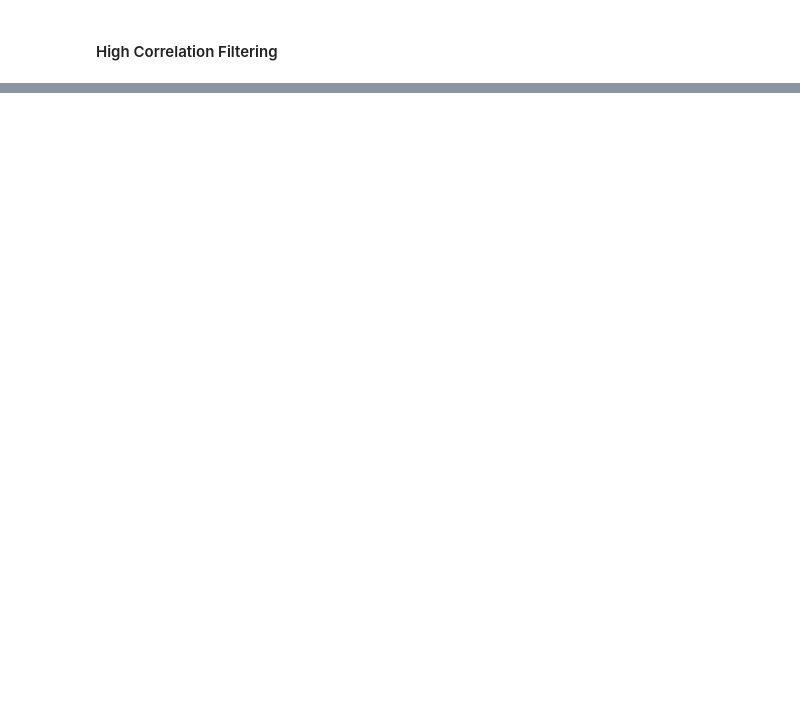
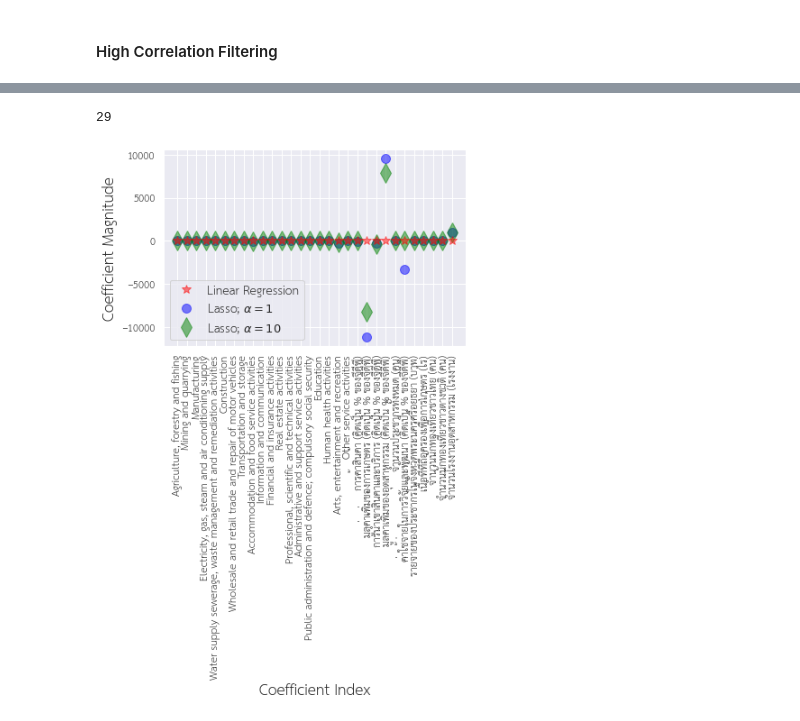
Before and after one commit to pant411/final_stat_pant, a Jupyter notebook: part1_feature_ayth.ipynb, the cells around one changed output, grey strips where cells are left out. Drawn from its saved outputs; the diff is of its cells as text; code cells hidden in the pictures; blank space fills up the shorter version.

```diff
--- a/part1_feature_ayth.ipynb
+++ b/part1_feature_ayth.ipynb
@@ -247,0 +363,11 @@ Name: GPP Per capita (Baht), dtype: float64
+# %%
+X = df[input_vars]
+y = df['GPP Per capita (Baht)']
+X_train, X_test, y_train, y_test = train_test_split(X, y, test_size=0.3, random_state=14)
+# %%
+# Perform regresssion with original 35 independent variables
+
+lm = LinearRegression()
+lm.fit(X_train, y_train)
+y_pred = lm.predict(X_test)
+[np.sqrt(metrics.mean_squared_error(y_test,y_pred)),metrics.r2_score(y_test,y_pred)]
@@ -247,0 +376,10 @@ Name: GPP Per capita (Baht), dtype: float64
+# %%
+from sklearn.linear_model import Lasso
+
+## Perform regresssion with embedded lasso
+## set alpha (weight of penalty term) = 1
+
+lasso = Lasso(alpha=1)
+model = lasso.fit(X_train, y_train)
+y_pred = model.predict(X_test)
+[np.sqrt(metrics.mean_squared_error(y_test,y_pred)),metrics.r2_score(y_test,y_pred)]
@@ -247,0 +452,7 @@ Name: GPP Per capita (Baht), dtype: float64
+# %%
+## Run another regression with lasso + alpha = 10
+
+lasso2 = Lasso(alpha=10)
+model2 = lasso2.fit(X_train, y_train)
+y_pred2 = model2.predict(X_test)
+[np.sqrt(metrics.mean_squared_error(y_test,y_pred)),metrics.r2_score(y_test,y_pred2)]
@@ -247,0 +518,18 @@ Name: GPP Per capita (Baht), dtype: float64
+# %%
+len(update_vars2)
+# %% [output]
+29
+# %%
+## Plot coefficients of linear regression model, regression with lasso + alpha=1,  regression with lasso + alpha=10
+## Note that alpha parameter in plot indicates transparency of marker (it has nothing to do with alpha in lasso)
+
+plt.plot(input_vars,lm.coef_,alpha=0.5,linestyle='none',marker='*',markersize=10,color='red',label=r'Linear Regression',zorder=7) # zorder for ordering the markers
+plt.plot(input_vars,model.coef_,alpha=0.5,linestyle='none',marker='o',markersize=10,color='blue',label=r'Lasso; $\alpha = 1$') # alpha here is for transparency
+plt.plot(input_vars,model2.coef_,alpha=0.5,linestyle='none',marker='d',markersize=15,color='green',label=r'Lasso; $\alpha = 10$') # alpha here is for transparency
+plt.xlabel('Coefficient Index',fontsize=16)
+plt.ylabel('Coefficient Magnitude',fontsize=16)
+plt.legend(fontsize=13,loc='lower left')
+plt.xticks(input_vars, input_vars, rotation='vertical')
+plt.show()
+# %% [output]
+[figure, added]
```
Also changed, not shown: parts of 43 cells of this notebook, 4 other files.
